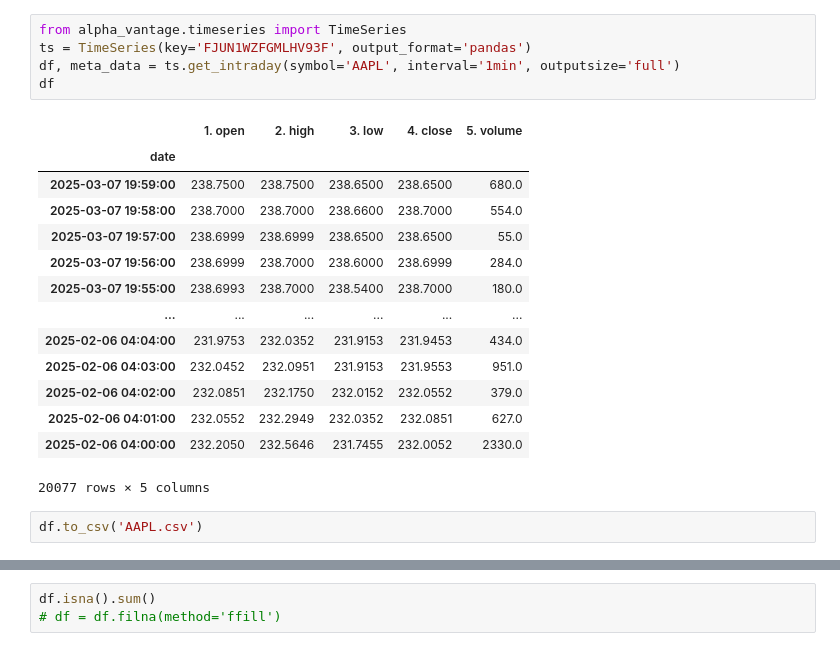
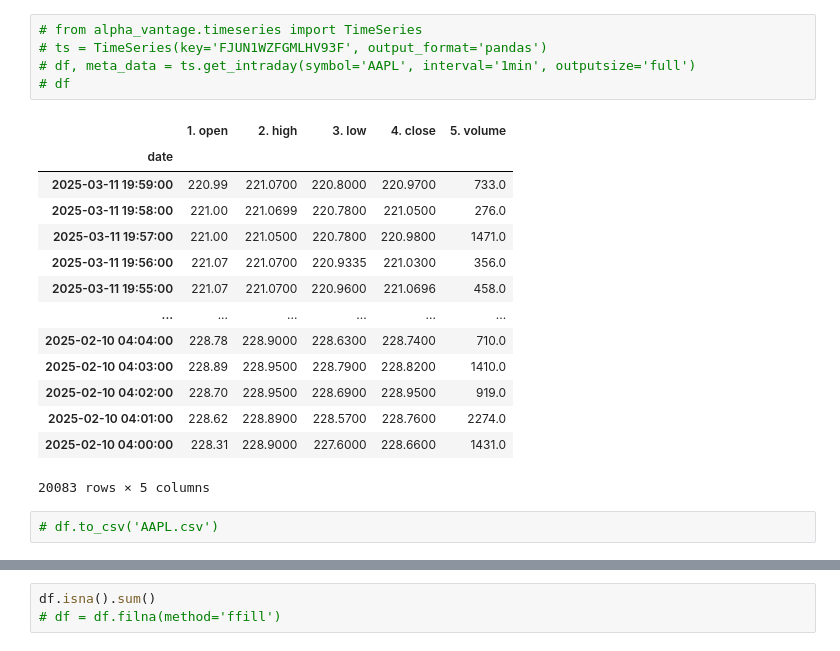
Before and after one commit to DevangVamja/Current-work, a Jupyter notebook: time series EDA.ipynb, the cells around one changed output, grey strips where cells are left out. Drawn from its saved outputs; the diff is of its cells as text.

```diff
--- a/time series EDA.ipynb
+++ b/time series EDA.ipynb
@@ -1,25 +1,25 @@
 # %%
-from alpha_vantage.timeseries import TimeSeries
-ts = TimeSeries(key='FJUN1WZFGMLHV93F', output_format='pandas')
-df, meta_data = ts.get_intraday(symbol='AAPL', interval='1min', outputsize='full')
-df
+# from alpha_vantage.timeseries import TimeSeries
+# ts = TimeSeries(key='FJUN1WZFGMLHV93F', output_format='pandas')
+# df, meta_data = ts.get_intraday(symbol='AAPL', interval='1min', outputsize='full')
+# df
 # %% [output]
 |  | 1. open | 2. high | 3. low | 4. close | 5. volume |
 | date |  |  |  |  |  |
-| 2025-03-07 19:59:00 | 238.7500 | 238.7500 | 238.6500 | 238.6500 | 680.0 |
-| 2025-03-07 19:58:00 | 238.7000 | 238.7000 | 238.6600 | 238.7000 | 554.0 |
-| 2025-03-07 19:57:00 | 238.6999 | 238.6999 | 238.6500 | 238.6500 | 55.0 |
-| 2025-03-07 19:56:00 | 238.6999 | 238.7000 | 238.6000 | 238.6999 | 284.0 |
-| 2025-03-07 19:55:00 | 238.6993 | 238.7000 | 238.5400 | 238.7000 | 180.0 |
+| 2025-03-11 19:59:00 | 220.99 | 221.0700 | 220.8000 | 220.9700 | 733.0 |
+| 2025-03-11 19:58:00 | 221.00 | 221.0699 | 220.7800 | 221.0500 | 276.0 |
+| 2025-03-11 19:57:00 | 221.00 | 221.0500 | 220.7800 | 220.9800 | 1471.0 |
+| 2025-03-11 19:56:00 | 221.07 | 221.0700 | 220.9335 | 221.0300 | 356.0 |
+| 2025-03-11 19:55:00 | 221.07 | 221.0700 | 220.9600 | 221.0696 | 458.0 |
 | ... | ... | ... | ... | ... | ... |
-| 2025-02-06 04:04:00 | 231.9753 | 232.0352 | 231.9153 | 231.9453 | 434.0 |
-| 2025-02-06 04:03:00 | 232.0452 | 232.0951 | 231.9153 | 231.9553 | 951.0 |
-| 2025-02-06 04:02:00 | 232.0851 | 232.1750 | 232.0152 | 232.0552 | 379.0 |
-| 2025-02-06 04:01:00 | 232.0552 | 232.2949 | 232.0352 | 232.0851 | 627.0 |
-| 2025-02-06 04:00:00 | 232.2050 | 232.5646 | 231.7455 | 232.0052 | 2330.0 |
+| 2025-02-10 04:04:00 | 228.78 | 228.9000 | 228.6300 | 228.7400 | 710.0 |
+| 2025-02-10 04:03:00 | 228.89 | 228.9500 | 228.7900 | 228.8200 | 1410.0 |
+| 2025-02-10 04:02:00 | 228.70 | 228.9500 | 228.6900 | 228.9500 | 919.0 |
+| 2025-02-10 04:01:00 | 228.62 | 228.8900 | 228.5700 | 228.7600 | 2274.0 |
+| 2025-02-10 04:00:00 | 228.31 | 228.9000 | 227.6000 | 228.6600 | 1431.0 |
-20077 rows × 5 columns
+20083 rows × 5 columns
 # %%
-df.to_csv('AAPL.csv')
+# df.to_csv('AAPL.csv')
 # %%
 import pandas as pd
 df = pd.read_csv('AAPL.csv')
```
Also changed, not shown: parts of 15 cells of this notebook.
